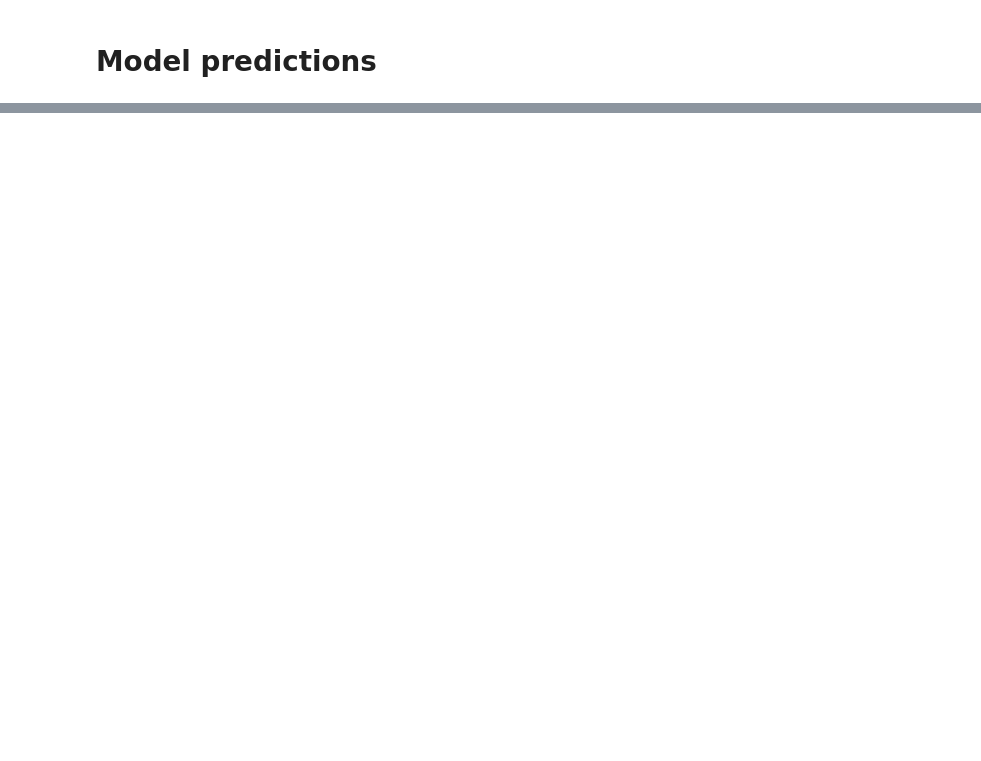
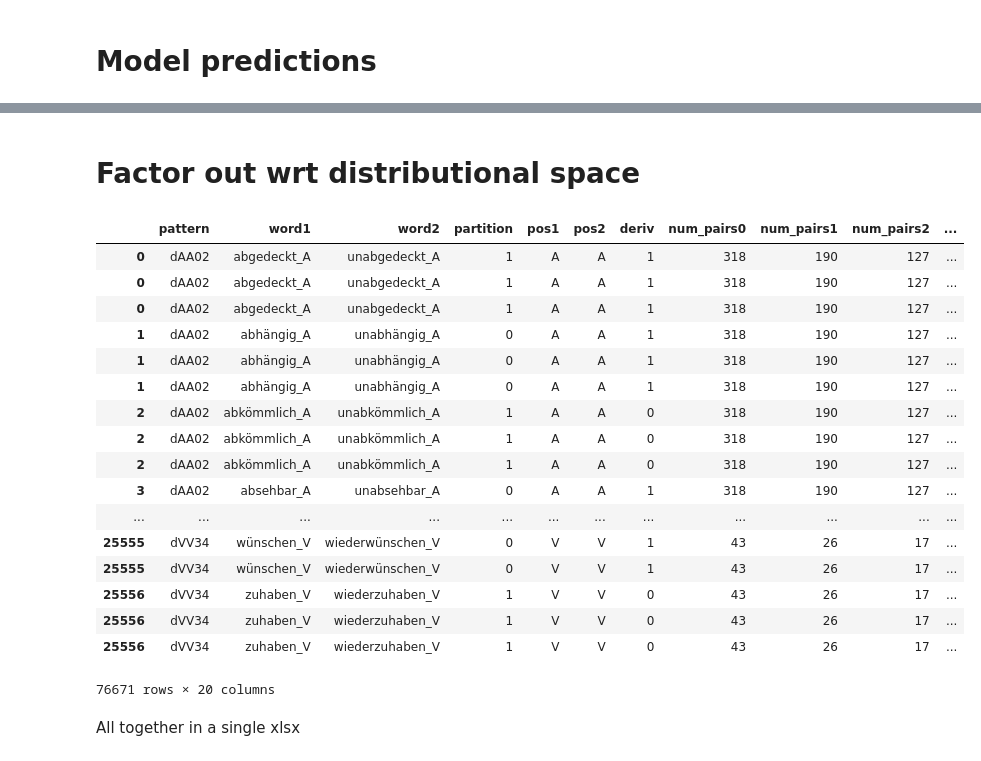
Before and after one commit to jsnajder/derivsem, a Jupyter notebook: notebooks/Ensemble.ipynb, the cells around one changed output, grey strips where cells are left out. Drawn from its saved outputs; the diff is of its cells as text; code cells hidden in the pictures; blank space fills up the shorter version.

```diff
--- a/notebooks/Ensemble.ipynb
+++ b/notebooks/Ensemble.ipynb
@@ -907,0 +405,33 @@ d / d['All']['n_pairs']
+# %% [markdown]
+# Factor out wrt distributional space
+# %%
+dfs = []
+for i, w in enumerate([2, 5, 10]):
+    pred_df = rr_df[['baseline-cbow-w%s' % w, 'add-cbow-w%s' % w, 'lexfun-cbow-w%s' % w]].copy()
+    pred_df.columns = ['rr_baseline', 'rr_add', 'rr_lexfun']
+    pred_df['space'] = 'cbow'
+    pred_df['window'] = w
+    pred_df = pred_df.reindex(columns = ['space', 'window', 'rr_baseline', 'rr_add', 'rr_lexfun'])
+    df = pd.concat([pairs_features_df, pred_df], axis=1)
+    dfs.append(df)
+pairs_features_rr_df = pd.concat(dfs).sort_values(['pattern', 'word1', 'word2'])
+pairs_features_rr_df
+# %% [output]
+|  | pattern | word1 | word2 | partition | pos1 | pos2 | deriv | num_pairs0 | num_pairs1 | num_pairs2 | ... |
+| 0 | dAA02 | abgedeckt_A | unabgedeckt_A | 1 | A | A | 1 | 318 | 190 | 127 | ... |
+| 0 | dAA02 | abgedeckt_A | unabgedeckt_A | 1 | A | A | 1 | 318 | 190 | 127 | ... |
+| 0 | dAA02 | abgedeckt_A | unabgedeckt_A | 1 | A | A | 1 | 318 | 190 | 127 | ... |
+| 1 | dAA02 | abhängig_A | unabhängig_A | 0 | A | A | 1 | 318 | 190 | 127 | ... |
+| 1 | dAA02 | abhängig_A | unabhängig_A | 0 | A | A | 1 | 318 | 190 | 127 | ... |
+| 1 | dAA02 | abhängig_A | unabhängig_A | 0 | A | A | 1 | 318 | 190 | 127 | ... |
+| 2 | dAA02 | abkömmlich_A | unabkömmlich_A | 1 | A | A | 0 | 318 | 190 | 127 | ... |
+| 2 | dAA02 | abkömmlich_A | unabkömmlich_A | 1 | A | A | 0 | 318 | 190 | 127 | ... |
+| 2 | dAA02 | abkömmlich_A | unabkömmlich_A | 1 | A | A | 0 | 318 | 190 | 127 | ... |
+| 3 | dAA02 | absehbar_A | unabsehbar_A | 0 | A | A | 1 | 318 | 190 | 127 | ... |
+| ... | ... | ... | ... | ... | ... | ... | ... | ... | ... | ... | ... |
+| 25555 | dVV34 | wünschen_V | wiederwünschen_V | 0 | V | V | 1 | 43 | 26 | 17 | ... |
+| 25555 | dVV34 | wünschen_V | wiederwünschen_V | 0 | V | V | 1 | 43 | 26 | 17 | ... |
+| 25556 | dVV34 | zuhaben_V | wiederzuhaben_V | 1 | V | V | 0 | 43 | 26 | 17 | ... |
+| 25556 | dVV34 | zuhaben_V | wiederzuhaben_V | 1 | V | V | 0 | 43 | 26 | 17 | ... |
+| 25556 | dVV34 | zuhaben_V | wiederzuhaben_V | 1 | V | V | 0 | 43 | 26 | 17 | ... |
+76671 rows × 20 columns
@@ -907,0 +440,2 @@ d / d['All']['n_pairs']
+# %% [markdown]
+All together in a single xlsx
```
Also changed, not shown: parts of 224 cells of this notebook.
